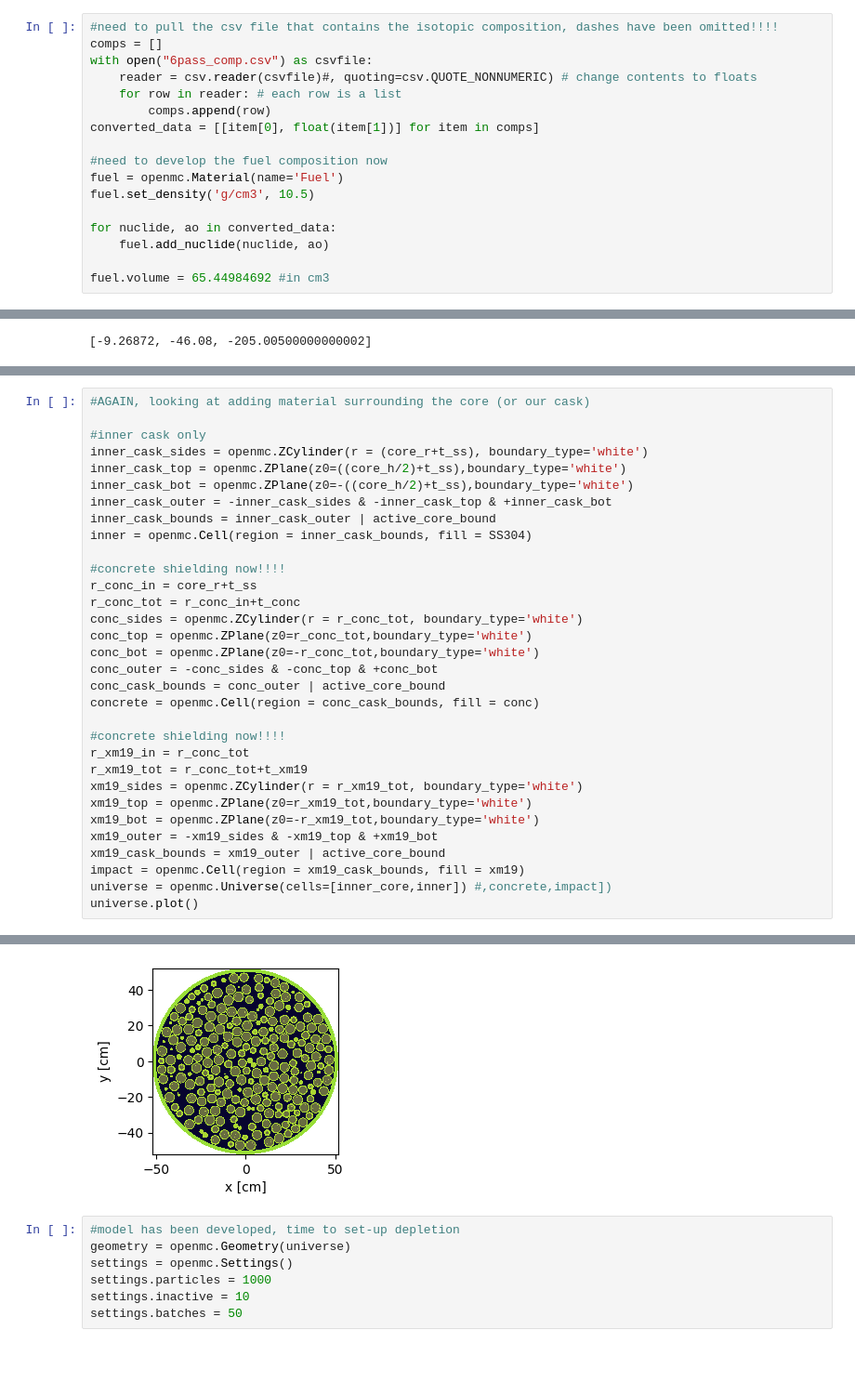
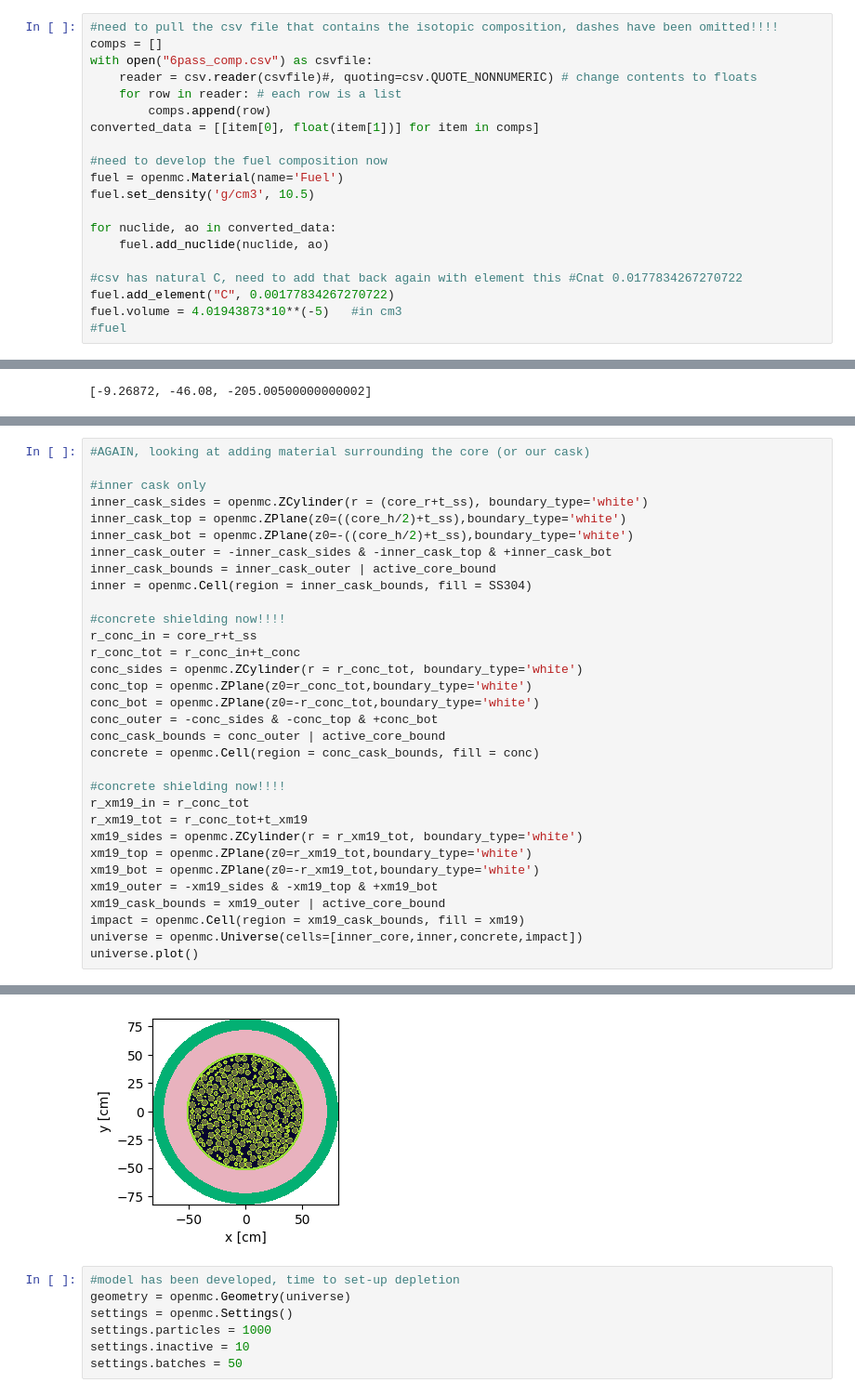
Before and after one commit to ceserz2/2025-pequette-snfpebbles, a Jupyter notebook: code/depletion_model.ipynb, the cells around one changed output, grey strips where cells are left out. Shown at 93% size. Drawn from its saved outputs; the diff is of its cells as text; blank space fills up the shorter version.

```diff
--- a/code/depletion_model.ipynb
+++ b/code/depletion_model.ipynb
@@ -21,7 +20,10 @@ fuel.set_density('g/cm3', 10.5)
 for nuclide, ao in converted_data:
     fuel.add_nuclide(nuclide, ao)
 
-fuel.volume = 65.44984692 #in cm3
+#csv has natural C, need to add that back again with element this #Cnat	0.0177834267270722
+fuel.add_element("C", 0.00177834267270722)
+fuel.volume = 4.01943873*10**(-5)   #in cm3
+#fuel
 # %%
 #need to develop the TRISO particle now!!!!
 #need to add buffer layer:
@@ -239,35 +241,35 @@ starting openmc pack
 #inner cask only
 inner_cask_sides = openmc.ZCylinder(r = (core_r+t_ss), boundary_type='white')
 inner_cask_top = openmc.ZPlane(z0=((core_h/2)+t_ss),boundary_type='white')
 inner_cask_bot = openmc.ZPlane(z0=-((core_h/2)+t_ss),boundary_type='white')
 inner_cask_outer = -inner_cask_sides & -inner_cask_top & +inner_cask_bot
 inner_cask_bounds = inner_cask_outer | active_core_bound
 inner = openmc.Cell(region = inner_cask_bounds, fill = SS304)
 
 #concrete shielding now!!!!
 r_conc_in = core_r+t_ss
 r_conc_tot = r_conc_in+t_conc
 conc_sides = openmc.ZCylinder(r = r_conc_tot, boundary_type='white')
 conc_top = openmc.ZPlane(z0=r_conc_tot,boundary_type='white')
 conc_bot = openmc.ZPlane(z0=-r_conc_tot,boundary_type='white')
 conc_outer = -conc_sides & -conc_top & +conc_bot
 conc_cask_bounds = conc_outer | active_core_bound
 concrete = openmc.Cell(region = conc_cask_bounds, fill = conc)
 
 #concrete shielding now!!!!
 r_xm19_in = r_conc_tot
 r_xm19_tot = r_conc_tot+t_xm19
 xm19_sides = openmc.ZCylinder(r = r_xm19_tot, boundary_type='white')
 xm19_top = openmc.ZPlane(z0=r_xm19_tot,boundary_type='white')
 xm19_bot = openmc.ZPlane(z0=-r_xm19_tot,boundary_type='white')
 xm19_outer = -xm19_sides & -xm19_top & +xm19_bot
 xm19_cask_bounds = xm19_outer | active_core_bound
 impact = openmc.Cell(region = xm19_cask_bounds, fill = xm19)
-universe = openmc.Universe(cells=[inner_core,inner]) #,concrete,impact])
+universe = openmc.Universe(cells=[inner_core,inner,concrete,impact])
 universe.plot()
 # %% [output]
 <Axes: xlabel='x [cm]', ylabel='y [cm]'>
-[figure, old version]
+[figure, new version]
 # %%
 #model has been developed, time to set-up depletion
 geometry = openmc.Geometry(universe)
```
Also changed, not shown: parts of 11 cells of this notebook, 1 other file.
